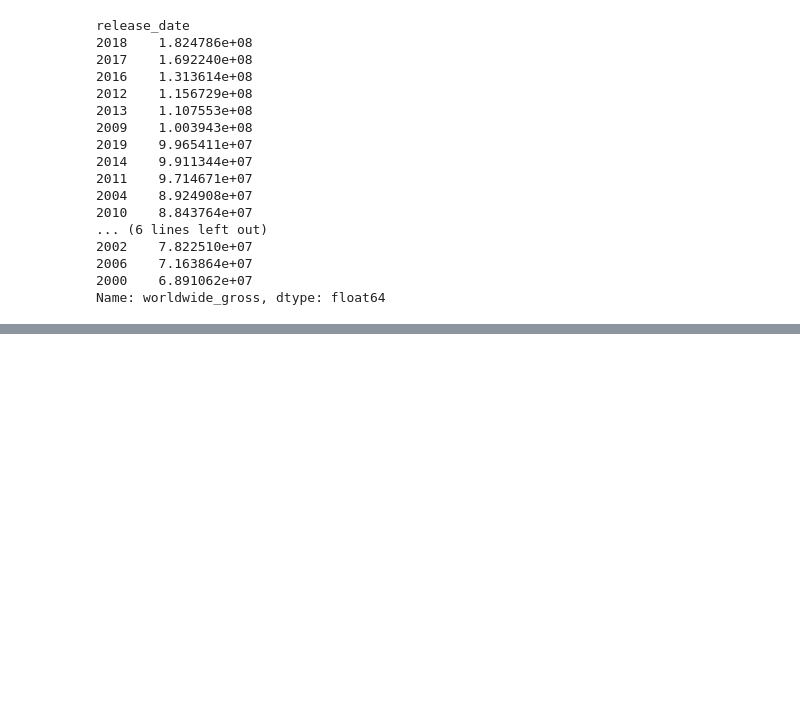
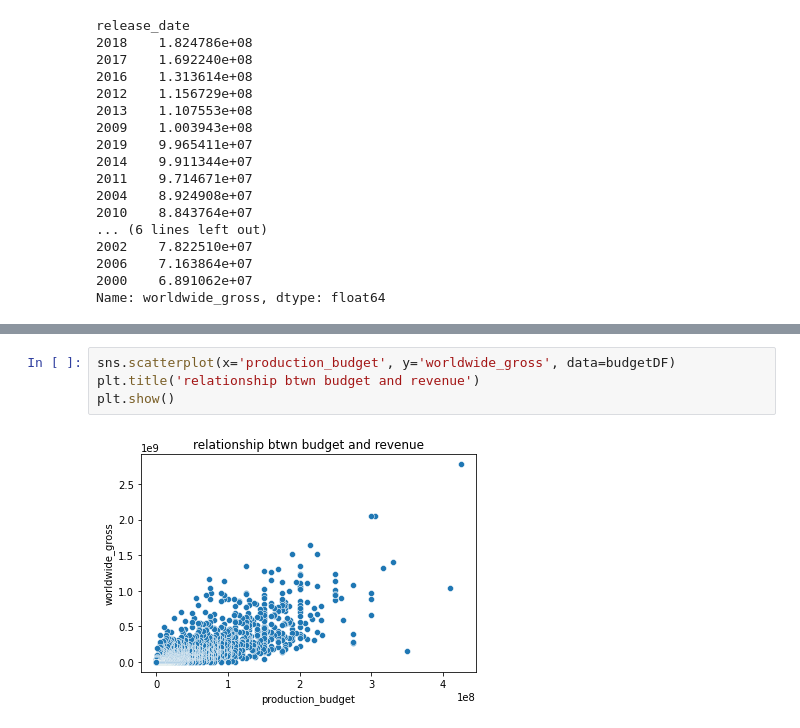
Before and after one commit to Mbachia/Movie_Project-1, a Jupyter notebook: project.ipynb, the cells around one changed output, grey strips where cells are left out. Drawn from its saved outputs; the diff is of its cells as text; blank space fills up the shorter version.

```diff
--- a/project.ipynb
+++ b/project.ipynb
@@ -582,0 +298,6 @@ plt.show()
+# %%
+sns.scatterplot(x='production_budget', y='worldwide_gross', data=budgetDF)
+plt.title('relationship btwn budget and revenue')
+plt.show()
+# %% [output]
+[figure, added]
```
Also changed, not shown: parts of 52 cells of this notebook.
